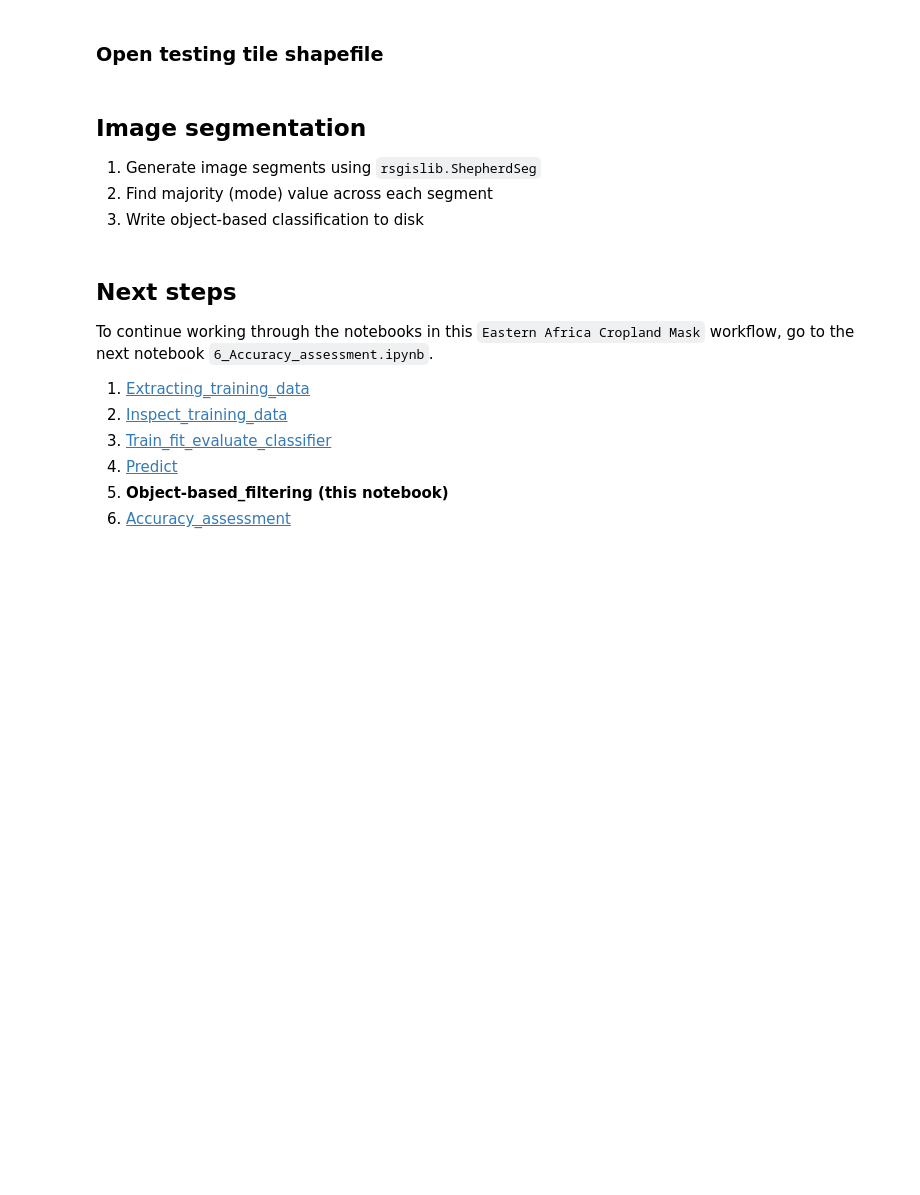
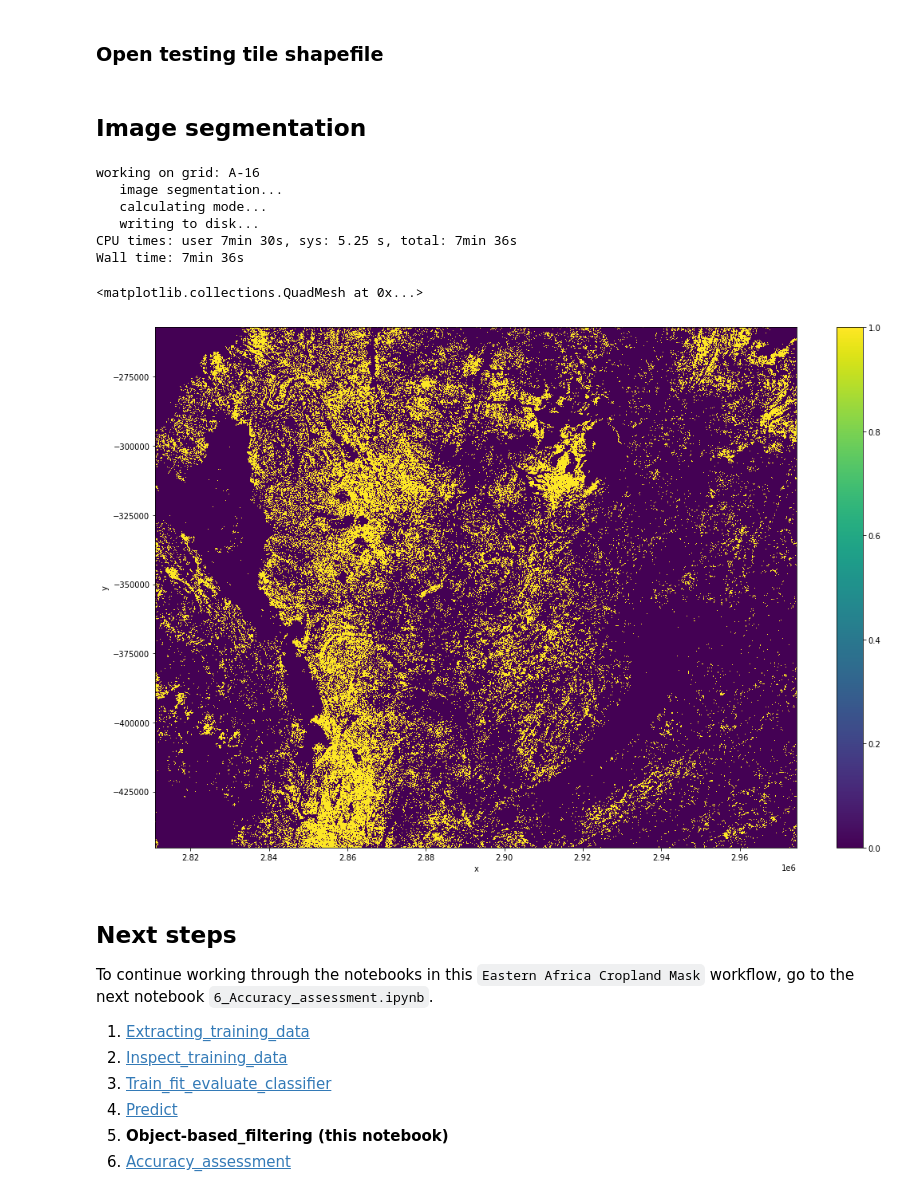
Before and after one commit to fivejjs/deafrica-sandbox-notebooks, a Jupyter notebook: crop_mask/eastern_cropmask/5_Object-based_filtering.ipynb, the cells around one changed output. Saved outputs shown, nothing was run; the diff lists cells and outputs as text; code cells hidden in the pictures; blank space fills up the shorter version.

```diff
--- a/crop_mask/eastern_cropmask/5_Object-based_filtering.ipynb
+++ b/crop_mask/eastern_cropmask/5_Object-based_filtering.ipynb
@@ -53,15 +51,11 @@ min_seg_size=25 #in number of pixels
 ### Open testing tile shapefile
 # %%
 gdf = gpd.read_file(test_shapefile)
-# %% [markdown]
-## Image segmentation
-
-1. Generate image segments using `rsgislib.ShepherdSeg`
-2. Find majority (mode) value across each segment
-5. Write object-based classification to disk
+# %% [markdown]
+## Image segmentation
 # %%
 %%time
-for g_id in gdf['GRID_ID'][0:1].values:
+for g_id in gdf['GRID_ID'][2:3].values:
     print('working on grid: ' + g_id)
 
     #store temp files somewhere
@@ -109,13 +103,25 @@ for g_id in gdf['GRID_ID'][0:1].values:
 
     #write to disk
     print('   writing to disk...')
-    write_cog(mode, results+ 'predicted/Eastern_tile_'+g_id+'_prediction_object_'+model_type+'.tif', overwrite=True)
+#     write_cog(mode, results+ 'predicted/Eastern_tile_'+g_id+'_prediction_object_'+model_type+'.tif', overwrite=True)
 
     #remove the tmp folder
     shutil.rmtree(results+tmp)
     os.remove(kea_file)
     os.remove(segmented_kea_file)
     os.remove(results+'Eastern_tile_'+g_id+'_NDVI.tif')
+# %% [output]
+working on grid: A-16
+   image segmentation...
+   calculating mode...
+   writing to disk...
+CPU times: user 7min 30s, sys: 5.25 s, total: 7min 36s
+Wall time: 7min 36s
+# %%
+mode.plot(size=12);
+# %% [output]
+<matplotlib.collections.QuadMesh at 0x...>
+[figure, added]
 # %% [markdown]
 ## Next steps
 
```
Also changed, not shown: parts of 1 cell of this notebook, 2 other files.
